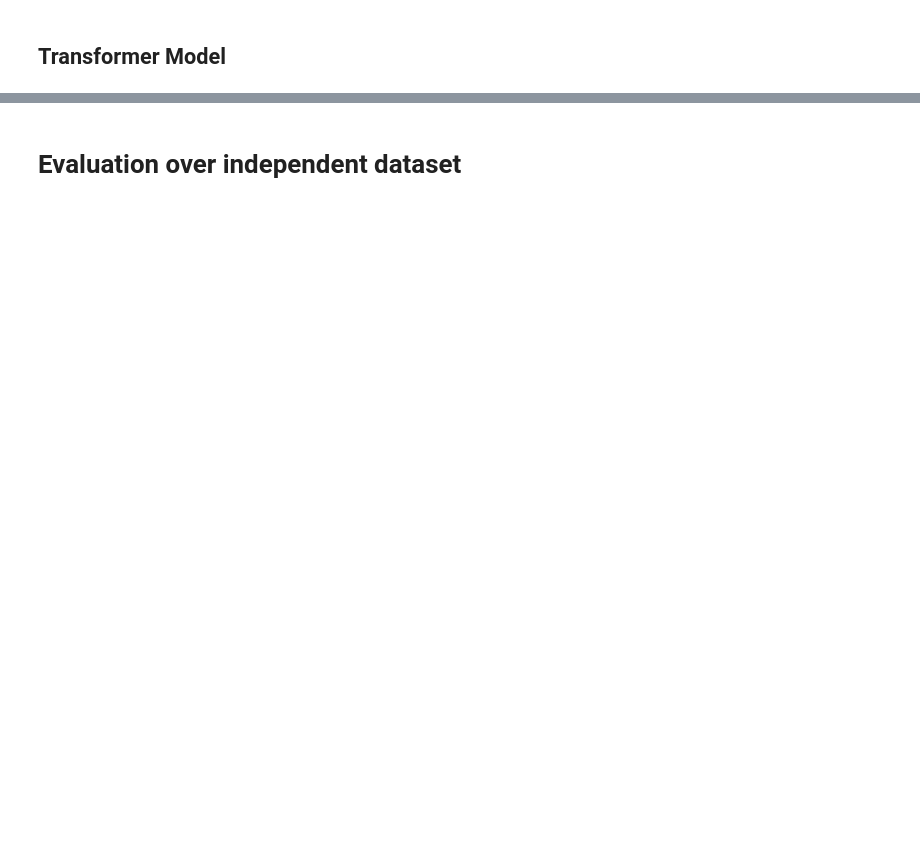
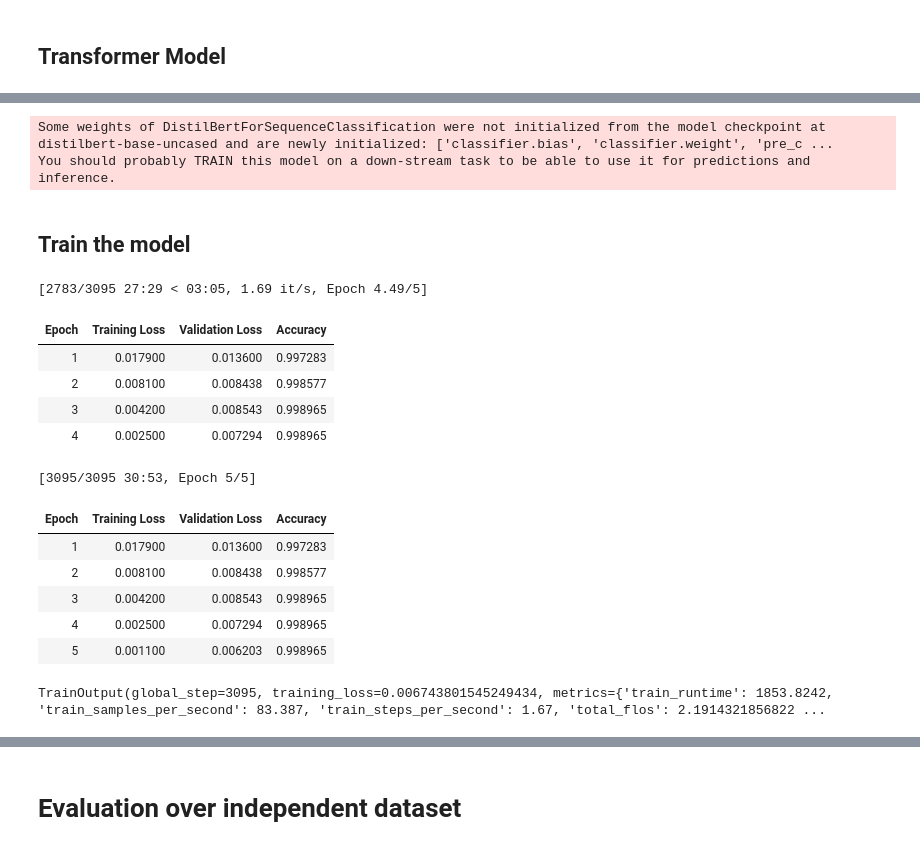
Before and after one commit to sofzcc/Ironhack-Technical-Challenge, a Jupyter notebook: true-and-fake-news.ipynb, the cells around one changed output, grey strips where cells are left out. Saved outputs shown, nothing was run; the diff lists cells and outputs as text; code cells hidden in the pictures; blank space fills up the shorter version.

```diff
--- a/true-and-fake-news.ipynb
+++ b/true-and-fake-news.ipynb
@@ -421,0 +413,2 @@ plt.show()
+# %%
+df_train, df_test = train_test_split(News, test_size=0.2, random_state=42, stratify=y)
@@ -421,0 +432,63 @@ plt.show()
+# %%
+from transformers import AutoModelForSequenceClassification
+
+model_name = "distilbert-base-uncased"
+model = AutoModelForSequenceClassification.from_pretrained(model_name)
+# %% [output]
+Some weights of DistilBertForSequenceClassification were not initialized from the model checkpoint at distilbert-base-uncased and are newly initialized: ['classifier.bias', 'classifier.weight', 'pre_c ...
+You should probably TRAIN this model on a down-stream task to be able to use it for predictions and inference.
+# %% [markdown]
+## Train the model
+# %%
+from transformers import DataCollatorWithPadding
+from transformers import TrainingArguments, Trainer
+import evaluate
+import numpy as np
+
+data_collator = DataCollatorWithPadding(tokenizer=tokenizer)
+
+metric = evaluate.load("accuracy")
+
+def compute_metrics(eval_pred):
+    logits, labels = eval_pred
+    predictions = np.argmax(logits, axis=-1)
+    return metric.compute(predictions=predictions, references=labels)
+# %%
+training_args = TrainingArguments(
+    output_dir="./results",
+    learning_rate=0.0001,
+    per_device_train_batch_size=50,
+    per_device_eval_batch_size=50,
+    num_train_epochs=5,
+    weight_decay=0.01,
+    evaluation_strategy = "epoch",
+    logging_strategy="epoch"
+)
+
+trainer = Trainer(
+    model=model,
+    args=training_args,
+    train_dataset=tokenized_train,
+    eval_dataset=tokenized_test,
+    tokenizer=tokenizer,
+    data_collator=data_collator,
+    compute_metrics=compute_metrics
+
+)
+# %%
+trainer.train()
+# %% [output]
+[2783/3095 27:29 < 03:05, 1.69 it/s, Epoch 4.49/5]
+| Epoch | Training Loss | Validation Loss | Accuracy |
+| 1 | 0.017900 | 0.013600 | 0.997283 |
+| 2 | 0.008100 | 0.008438 | 0.998577 |
+| 3 | 0.004200 | 0.008543 | 0.998965 |
+| 4 | 0.002500 | 0.007294 | 0.998965 |
+[3095/3095 30:53, Epoch 5/5]
+| Epoch | Training Loss | Validation Loss | Accuracy |
+| 1 | 0.017900 | 0.013600 | 0.997283 |
+| 2 | 0.008100 | 0.008438 | 0.998577 |
+| 3 | 0.004200 | 0.008543 | 0.998965 |
+| 4 | 0.002500 | 0.007294 | 0.998965 |
+| 5 | 0.001100 | 0.006203 | 0.998965 |
+TrainOutput(global_step=3095, training_loss=0.006743801545249434, metrics={'train_runtime': 1853.8242, 'train_samples_per_second': 83.387, 'train_steps_per_second': 1.67, 'total_flos': 2.1914321856822 ...
```
Also changed, not shown: parts of 28 cells of this notebook.
